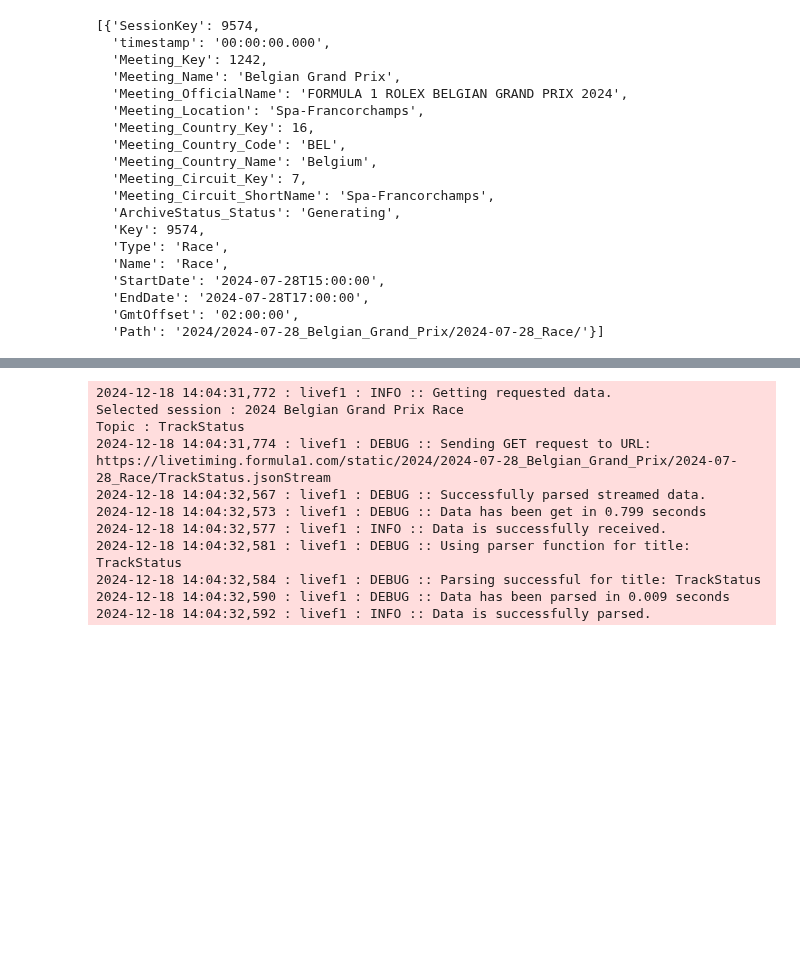
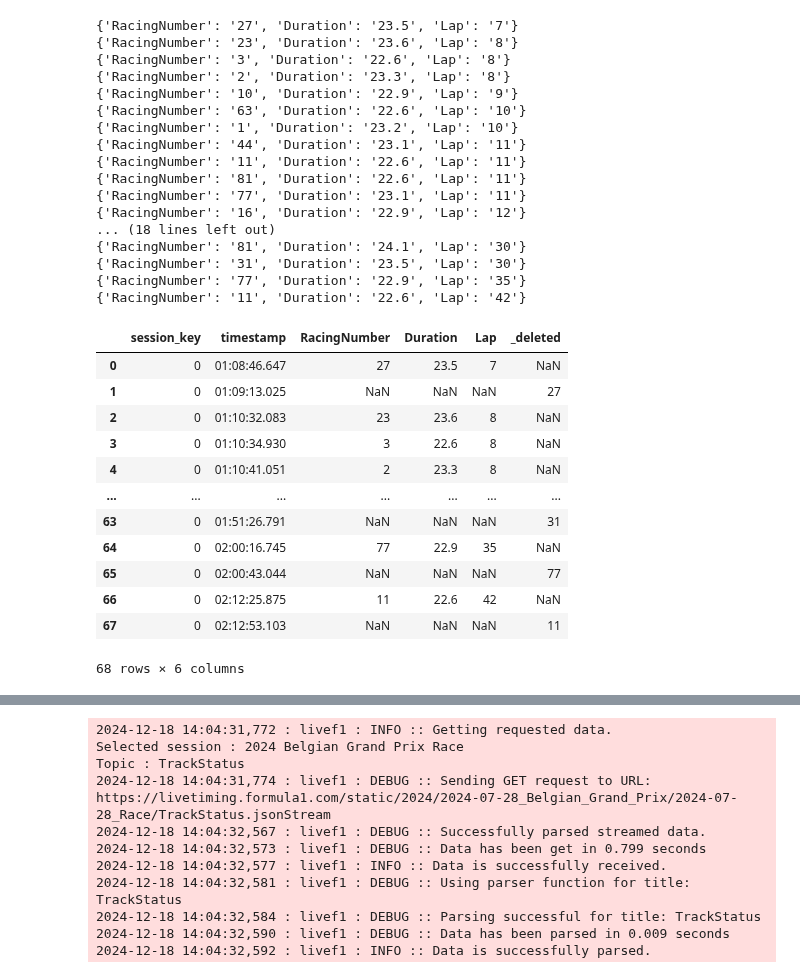
Before and after one commit to GoktugOcal/LiveF1, a Jupyter notebook: test.ipynb, the cells around one changed output, grey strips where cells are left out. Saved outputs shown, nothing was run; the diff lists cells and outputs as text; code cells hidden in the pictures; blank space fills up the shorter version.

Commit message:
data model exploration

```diff
--- a/test.ipynb
+++ b/test.ipynb
@@ -23,4 +23,4 @@ Session Name : Race
 # %%
-res = session.get_data(dataName="Session_Info")
-res.value
+res = session.get_data(dataName="Pit_Lane_Times")
+pd.DataFrame(res.value)
 # %% [output]
@@ -40,19 +38,30 @@ Topic : SessionInfo
-[{'SessionKey': 9574,
-  'timestamp': '00:00:00.000',
-  'Meeting_Key': 1242,
-  'Meeting_Name': 'Belgian Grand Prix',
-  'Meeting_OfficialName': 'FORMULA 1 ROLEX BELGIAN GRAND PRIX 2024',
-  'Meeting_Location': 'Spa-Francorchamps',
-  'Meeting_Country_Key': 16,
-  'Meeting_Country_Code': 'BEL',
-  'Meeting_Country_Name': 'Belgium',
-  'Meeting_Circuit_Key': 7,
-  'Meeting_Circuit_ShortName': 'Spa-Francorchamps',
-  'ArchiveStatus_Status': 'Generating',
-  'Key': 9574,
-  'Type': 'Race',
-  'Name': 'Race',
-  'StartDate': '2024-07-28T15:00:00',
-  'EndDate': '2024-07-28T17:00:00',
-  'GmtOffset': '02:00:00',
-  'Path': '2024/2024-07-28_Belgian_Grand_Prix/2024-07-28_Race/'}]
+{'RacingNumber': '27', 'Duration': '23.5', 'Lap': '7'}
+{'RacingNumber': '23', 'Duration': '23.6', 'Lap': '8'}
+{'RacingNumber': '3', 'Duration': '22.6', 'Lap': '8'}
+{'RacingNumber': '2', 'Duration': '23.3', 'Lap': '8'}
+{'RacingNumber': '10', 'Duration': '22.9', 'Lap': '9'}
+{'RacingNumber': '63', 'Duration': '22.6', 'Lap': '10'}
+{'RacingNumber': '1', 'Duration': '23.2', 'Lap': '10'}
+{'RacingNumber': '44', 'Duration': '23.1', 'Lap': '11'}
+{'RacingNumber': '11', 'Duration': '22.6', 'Lap': '11'}
+{'RacingNumber': '81', 'Duration': '22.6', 'Lap': '11'}
+{'RacingNumber': '77', 'Duration': '23.1', 'Lap': '11'}
+{'RacingNumber': '16', 'Duration': '22.9', 'Lap': '12'}
+... (18 lines left out)
+{'RacingNumber': '81', 'Duration': '24.1', 'Lap': '30'}
+{'RacingNumber': '31', 'Duration': '23.5', 'Lap': '30'}
+{'RacingNumber': '77', 'Duration': '22.9', 'Lap': '35'}
+{'RacingNumber': '11', 'Duration': '22.6', 'Lap': '42'}
+|  | session_key | timestamp | RacingNumber | Duration | Lap | _deleted |
+| 0 | 0 | 01:08:46.647 | 27 | 23.5 | 7 | NaN |
+| 1 | 0 | 01:09:13.025 | NaN | NaN | NaN | 27 |
+| 2 | 0 | 01:10:32.083 | 23 | 23.6 | 8 | NaN |
+| 3 | 0 | 01:10:34.930 | 3 | 22.6 | 8 | NaN |
+| 4 | 0 | 01:10:41.051 | 2 | 23.3 | 8 | NaN |
+| ... | ... | ... | ... | ... | ... | ... |
+| 63 | 0 | 01:51:26.791 | NaN | NaN | NaN | 31 |
+| 64 | 0 | 02:00:16.745 | 77 | 22.9 | 35 | NaN |
+| 65 | 0 | 02:00:43.044 | NaN | NaN | NaN | 77 |
+| 66 | 0 | 02:12:25.875 | 11 | 22.6 | 42 | NaN |
+| 67 | 0 | 02:12:53.103 | NaN | NaN | NaN | 11 |
+68 rows × 6 columns
```
Also changed, not shown: parts of 11 cells of this notebook, 1 other file.
